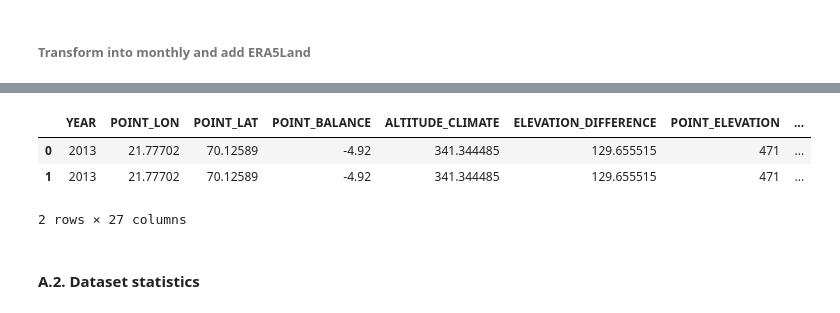
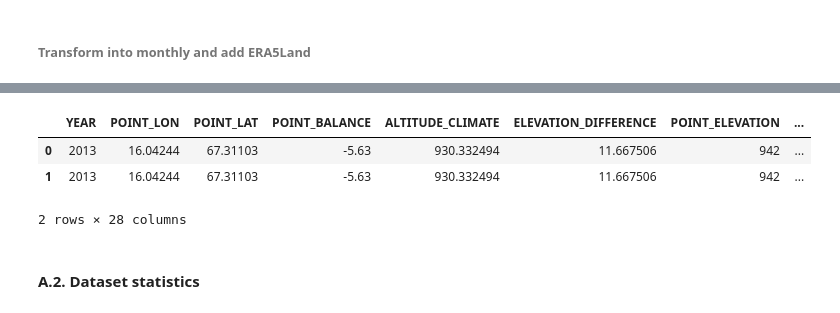
Before and after one commit to marvande/MassBalanceMachine, a Jupyter notebook: regions/Norway_mb/3.2. Train-ML-model.ipynb, the cells around one changed output, grey strips where cells are left out. Cells and saved outputs as stored; diff of their text form; code cells hidden in the pictures.

```diff
--- a/regions/Norway_mb/3.2. Train-ML-model.ipynb
+++ b/regions/Norway_mb/3.2. Train-ML-model.ipynb
@@ -99,7 +102,7 @@ dataloader_gl = process_or_load_data(run_flag=RUN,
                                      cfg=cfg,
                                      vois_climate=vois_climate,
                                      vois_topographical=vois_topographical,
-                                     output_file='NOR_dataset_monthly_full.csv')
+                                     output_file='NOR_dataset_monthly_full_with_millanv.csv')
 data_monthly = dataloader_gl.data
 
 display(data_monthly.head(2))
@@ -111,7 +114,7 @@ display(data_monthly.head(2))
 |  | YEAR | POINT_LON | POINT_LAT | POINT_BALANCE | ALTITUDE_CLIMATE | ELEVATION_DIFFERENCE | POINT_ELEVATION | ... |
-| 0 | 2013 | 21.77702 | 70.12589 | -4.92 | 341.344485 | 129.655515 | 471 | ... |
-| 1 | 2013 | 21.77702 | 70.12589 | -4.92 | 341.344485 | 129.655515 | 471 | ... |
+| 0 | 2013 | 16.04244 | 67.31103 | -5.63 | 930.332494 | 11.667506 | 942 | ... |
+| 1 | 2013 | 16.04244 | 67.31103 | -5.63 | 930.332494 | 11.667506 | 942 | ... |
-2 rows × 27 columns
+2 rows × 28 columns
 # %% [markdown]
 #### A.2. Dataset statistics
 # %%
```
Also changed, not shown: parts of 15 cells of this notebook, 45 other files.
